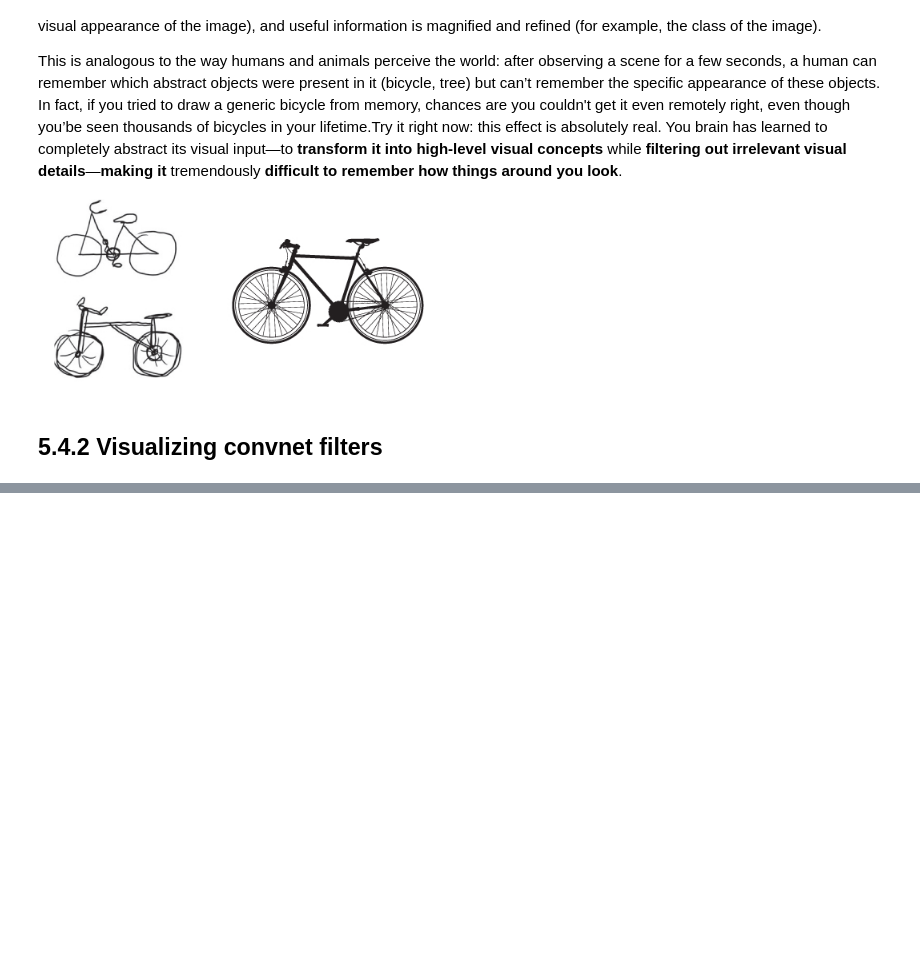
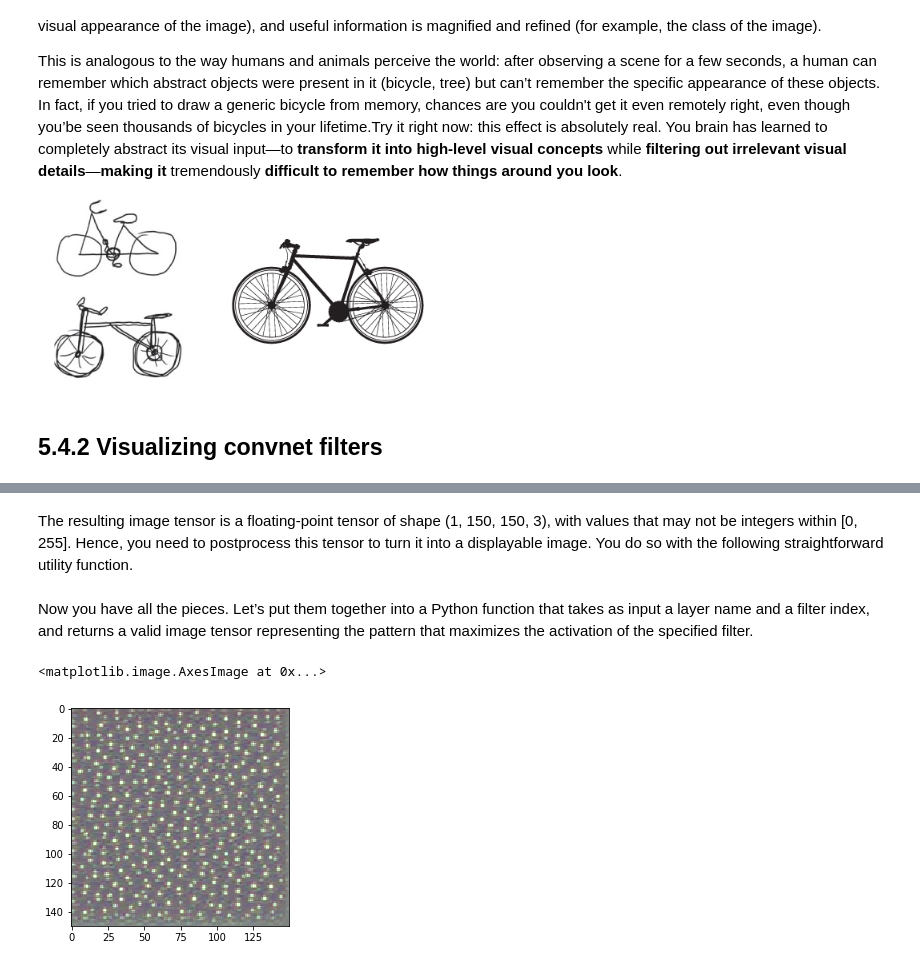
Before and after one commit to zohyan/Deep-Learning-with-python, a Jupyter notebook: 5_4_Visualizing_what_convnets_learn.ipynb, the cells around one changed output, grey strips where cells are left out. Drawn from its saved outputs; the diff is of its cells as text; code cells hidden in the pictures; blank space fills up the shorter version.

```diff
--- a/5_4_Visualizing_what_convnets_learn.ipynb
+++ b/5_4_Visualizing_what_convnets_learn.ipynb
@@ -181,0 +218,52 @@ Another easy way to inspect the filters learned by convnets is to display the vi
+# %%
+# Loss maximization via stochastic gradient descent
+
+input_img_data = np.random.random((1, 150, 150, 3)) * 20 + 128.
+step = 1.
+for i in range(40):
+    loss_value, grads_value = iterate([input_img_data])
+
+    input_img_data += grads_value * step
+# %% [markdown]
+The resulting image tensor is a floating-point tensor of shape (1, 150, 150, 3), with values that may not be integers within [0, 255]. Hence, you need to postprocess this tensor to turn it into a displayable image. You do so with the following straightforward utility function.
+# %%
+# Utility function to convert a tensor into a valid image
+def deprocess_image(x):
+    x -= x.mean()
+    x /= (x.std() + 1e-5)
+    x *= 0.1
+
+    x += 0.5
+    x = np.clip(x, 0, 1)
+
+    x *= 255
+    x = np.clip(x, 0, 255).astype('uint8')
+    return x
+# %% [markdown]
+Now you have all the pieces. Let’s put them together into a Python function that takes as input a layer name and a filter index, and returns a valid image tensor representing the pattern that maximizes the activation of the specified filter.
+# %%
+# Function to generate filter visualizations
+def generate_pattern(layer_name, filter_index, size=150):
+    layer_output = model.get_layer(layer_name).output
+    loss = K.mean(layer_output[:, :, :, filter_index])
+
+    grads = K.gradients(loss, model.input)[0]
+
+    grads /= (K.sqrt(K.mean(K.square(grads))) + 1e-5)
+
+    iterate = K.function([model.input], [loss, grads])
+
+    input_img_data = np.random.random((1, size, size, 3)) * 20 + 128.
+
+    step = 1.
+    for i in range(40):
+        loss_value, grads_value = iterate([input_img_data])
+        input_img_data += grads_value * step
+
+    img = input_img_data[0]
+    return deprocess_image(img)
+# %%
+plt.imshow(generate_pattern('block3_conv1', 0))
+# %% [output]
+<matplotlib.image.AxesImage at 0x...>
+[figure, added]
```
Also changed, not shown: parts of 17 cells of this notebook.
